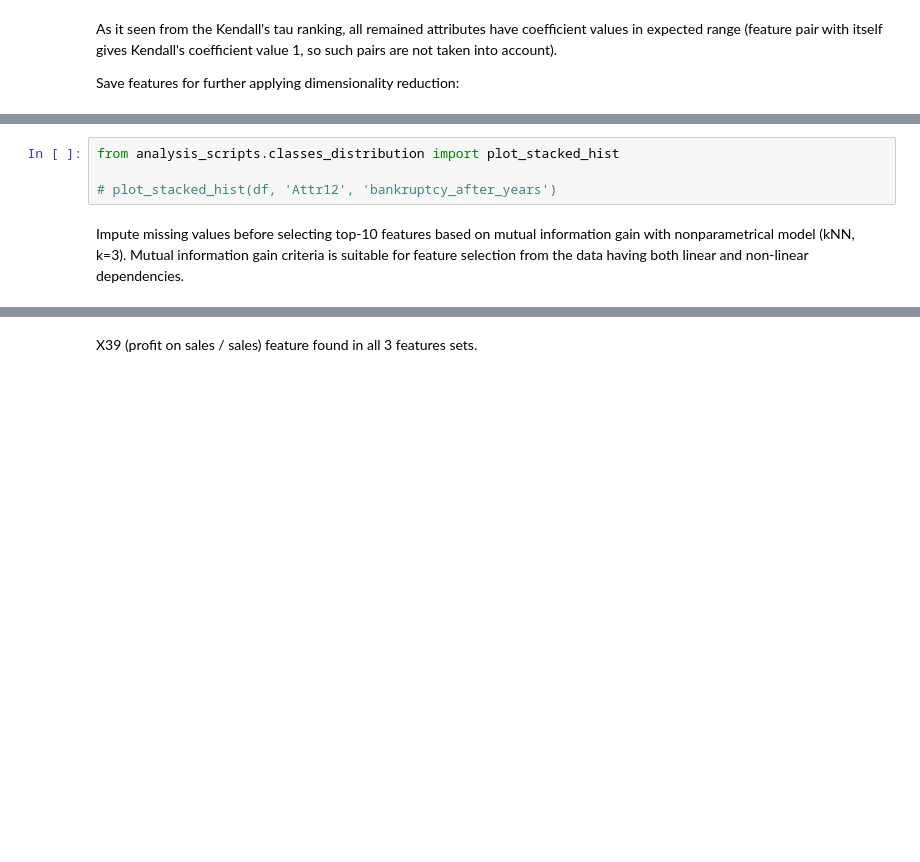
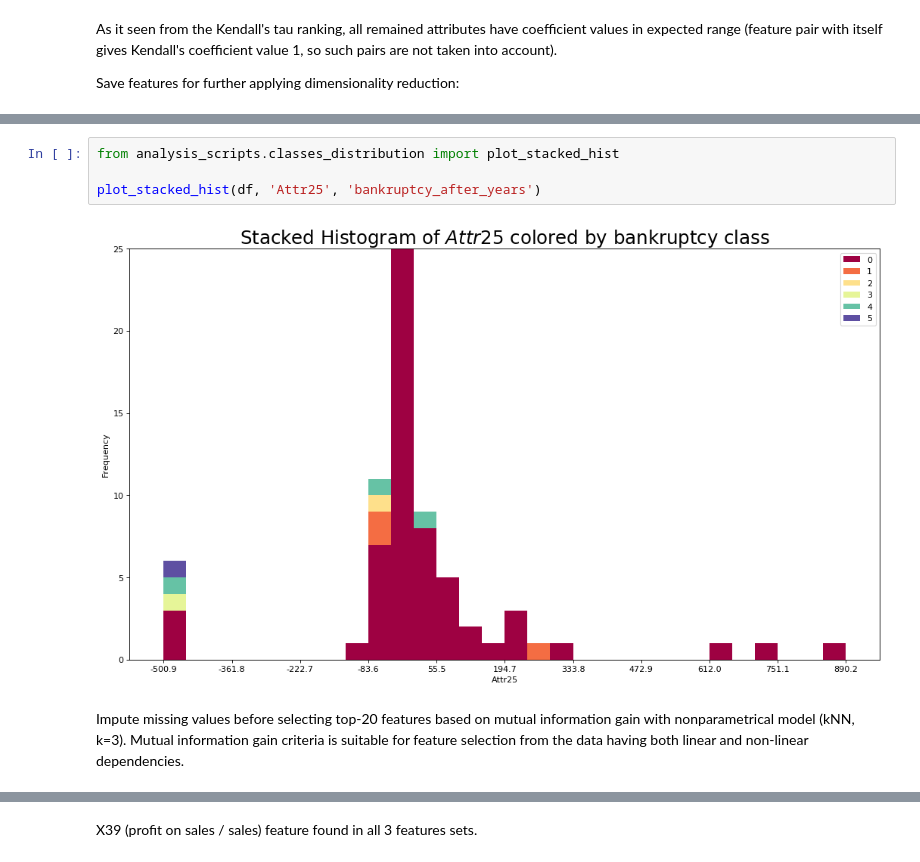
Before and after one commit to vcaramba/companies_bankruptcy_prediction, a Jupyter notebook: jupyter_notebooks/eda_notebook.ipynb, the cells around one changed output, grey strips where cells are left out. Drawn from its saved outputs; the diff is of its cells as text; blank space fills up the shorter version.

```diff
--- a/jupyter_notebooks/eda_notebook.ipynb
+++ b/jupyter_notebooks/eda_notebook.ipynb
@@ -271,9 +284,11 @@ plot_correlation_bivariate(df, 'Attr19', 'Attr12')
 # %%
 from analysis_scripts.classes_distribution import plot_stacked_hist
 
-# plot_stacked_hist(df, 'Attr12', 'bankruptcy_after_years')
+plot_stacked_hist(df, 'Attr25', 'bankruptcy_after_years')
+# %% [output]
+[figure, added]
 # %% [markdown]
-Impute missing values before selecting top-10 features based on mutual information gain with nonparametrical model (kNN, k=3). Mutual information gain criteria is suitable for feature selection from the data having both linear and non-linear dependencies.
+Impute missing values before selecting top-20 features based on mutual information gain with nonparametrical model (kNN, k=3). Mutual information gain criteria is suitable for feature selection from the data having both linear and non-linear dependencies.
 # %%
 from sklearn.impute import SimpleImputer
 import gc
```
Also changed, not shown: parts of 26 cells of this notebook, 2 other files.
